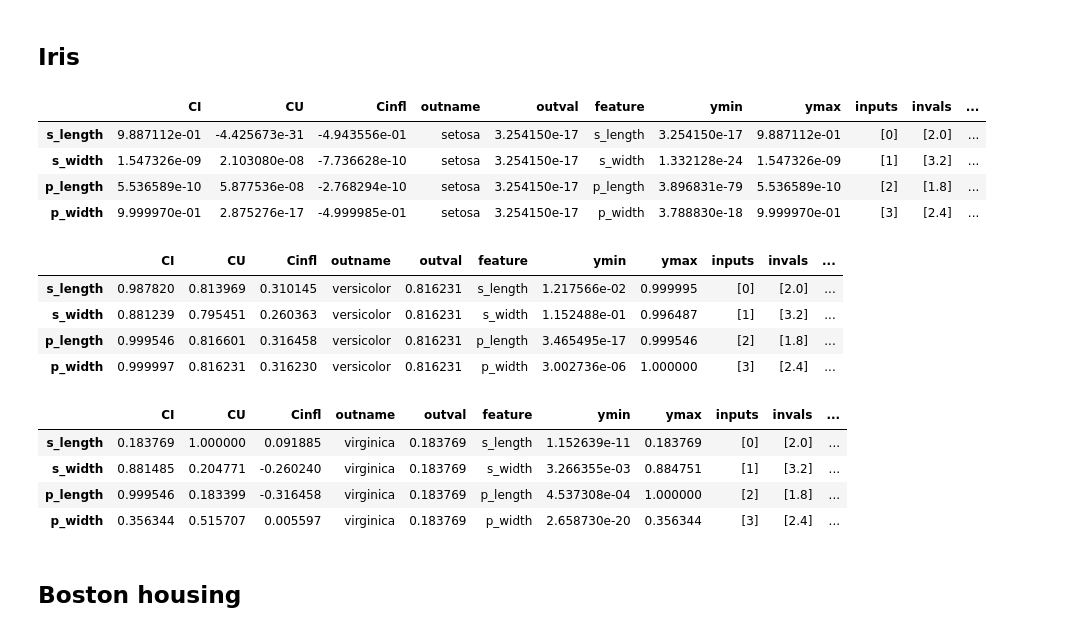
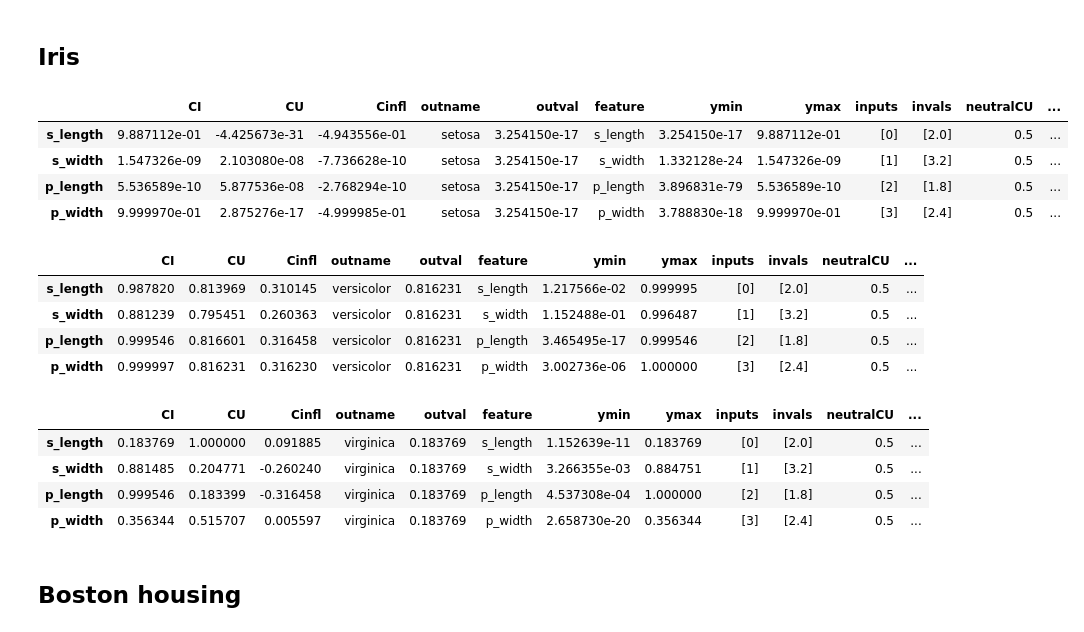
Before and after one commit to KaryFramling/py-ciu, a Jupyter notebook: RunTests.ipynb, the cells around one changed output. Saved outputs shown, nothing was run; the diff lists cells and outputs as text; code cells hidden in the pictures.

```diff
--- a/RunTests.ipynb
+++ b/RunTests.ipynb
@@ -11,30 +13,30 @@ import ciu_tests as ciu_tests
 # %%
 from ciu_tests import iris_lda
 
 np.random.seed(24) # We want to always get the same Random Forest model here.
 CIU_iris, iris_lda_model, instance = iris_lda.get_iris_test()
 CIUres_iris = CIU_iris.explain(instance)
 display(CIUres_iris)
-CIUres_iris = CIU_iris.explain(instance, output_ind=1)
+CIUres_iris = CIU_iris.explain(instance, output_inds=1)
 display(CIUres_iris)
-CIUres_iris = CIU_iris.explain(instance, output_ind=2)
+CIUres_iris = CIU_iris.explain(instance, output_inds=2)
 display(CIUres_iris)
 # %% [output]
-|  | CI | CU | Cinfl | outname | outval | feature | ymin | ymax | inputs | invals | ... |
-| s_length | 9.887112e-01 | -4.425673e-31 | -4.943556e-01 | setosa | 3.254150e-17 | s_length | 3.254150e-17 | 9.887112e-01 | [0] | [2.0] | ... |
-| s_width | 1.547326e-09 | 2.103080e-08 | -7.736628e-10 | setosa | 3.254150e-17 | s_width | 1.332128e-24 | 1.547326e-09 | [1] | [3.2] | ... |
-| p_length | 5.536589e-10 | 5.877536e-08 | -2.768294e-10 | setosa | 3.254150e-17 | p_length | 3.896831e-79 | 5.536589e-10 | [2] | [1.8] | ... |
-| p_width | 9.999970e-01 | 2.875276e-17 | -4.999985e-01 | setosa | 3.254150e-17 | p_width | 3.788830e-18 | 9.999970e-01 | [3] | [2.4] | ... |
+|  | CI | CU | Cinfl | outname | outval | feature | ymin | ymax | inputs | invals | neutralCU | ... |
+| s_length | 9.887112e-01 | -4.425673e-31 | -4.943556e-01 | setosa | 3.254150e-17 | s_length | 3.254150e-17 | 9.887112e-01 | [0] | [2.0] | 0.5 | ... |
+| s_width | 1.547326e-09 | 2.103080e-08 | -7.736628e-10 | setosa | 3.254150e-17 | s_width | 1.332128e-24 | 1.547326e-09 | [1] | [3.2] | 0.5 | ... |
+| p_length | 5.536589e-10 | 5.877536e-08 | -2.768294e-10 | setosa | 3.254150e-17 | p_length | 3.896831e-79 | 5.536589e-10 | [2] | [1.8] | 0.5 | ... |
+| p_width | 9.999970e-01 | 2.875276e-17 | -4.999985e-01 | setosa | 3.254150e-17 | p_width | 3.788830e-18 | 9.999970e-01 | [3] | [2.4] | 0.5 | ... |
-|  | CI | CU | Cinfl | outname | outval | feature | ymin | ymax | inputs | invals | ... |
-| s_length | 0.987820 | 0.813969 | 0.310145 | versicolor | 0.816231 | s_length | 1.217566e-02 | 0.999995 | [0] | [2.0] | ... |
-| s_width | 0.881239 | 0.795451 | 0.260363 | versicolor | 0.816231 | s_width | 1.152488e-01 | 0.996487 | [1] | [3.2] | ... |
-| p_length | 0.999546 | 0.816601 | 0.316458 | versicolor | 0.816231 | p_length | 3.465495e-17 | 0.999546 | [2] | [1.8] | ... |
-| p_width | 0.999997 | 0.816231 | 0.316230 | versicolor | 0.816231 | p_width | 3.002736e-06 | 1.000000 | [3] | [2.4] | ... |
+|  | CI | CU | Cinfl | outname | outval | feature | ymin | ymax | inputs | invals | neutralCU | ... |
+| s_length | 0.987820 | 0.813969 | 0.310145 | versicolor | 0.816231 | s_length | 1.217566e-02 | 0.999995 | [0] | [2.0] | 0.5 | ... |
+| s_width | 0.881239 | 0.795451 | 0.260363 | versicolor | 0.816231 | s_width | 1.152488e-01 | 0.996487 | [1] | [3.2] | 0.5 | ... |
+| p_length | 0.999546 | 0.816601 | 0.316458 | versicolor | 0.816231 | p_length | 3.465495e-17 | 0.999546 | [2] | [1.8] | 0.5 | ... |
+| p_width | 0.999997 | 0.816231 | 0.316230 | versicolor | 0.816231 | p_width | 3.002736e-06 | 1.000000 | [3] | [2.4] | 0.5 | ... |
-|  | CI | CU | Cinfl | outname | outval | feature | ymin | ymax | inputs | invals | ... |
-| s_length | 0.183769 | 1.000000 | 0.091885 | virginica | 0.183769 | s_length | 1.152639e-11 | 0.183769 | [0] | [2.0] | ... |
-| s_width | 0.881485 | 0.204771 | -0.260240 | virginica | 0.183769 | s_width | 3.266355e-03 | 0.884751 | [1] | [3.2] | ... |
-| p_length | 0.999546 | 0.183399 | -0.316458 | virginica | 0.183769 | p_length | 4.537308e-04 | 1.000000 | [2] | [1.8] | ... |
-| p_width | 0.356344 | 0.515707 | 0.005597 | virginica | 0.183769 | p_width | 2.658730e-20 | 0.356344 | [3] | [2.4] | ... |
+|  | CI | CU | Cinfl | outname | outval | feature | ymin | ymax | inputs | invals | neutralCU | ... |
+| s_length | 0.183769 | 1.000000 | 0.091885 | virginica | 0.183769 | s_length | 1.152639e-11 | 0.183769 | [0] | [2.0] | 0.5 | ... |
+| s_width | 0.881485 | 0.204771 | -0.260240 | virginica | 0.183769 | s_width | 3.266355e-03 | 0.884751 | [1] | [3.2] | 0.5 | ... |
+| p_length | 0.999546 | 0.183399 | -0.316458 | virginica | 0.183769 | p_length | 4.537308e-04 | 1.000000 | [2] | [1.8] | 0.5 | ... |
+| p_width | 0.356344 | 0.515707 | 0.005597 | virginica | 0.183769 | p_width | 2.658730e-20 | 0.356344 | [3] | [2.4] | 0.5 | ... |
 # %% [markdown]
 ## Boston housing
 # %%
```
Also changed, not shown: parts of 11 cells of this notebook, 8 other files.
